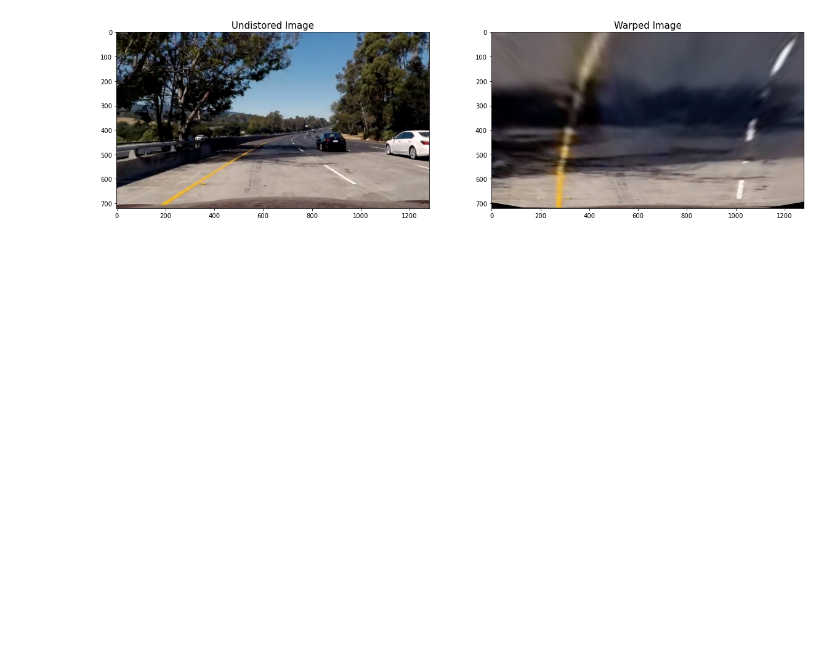
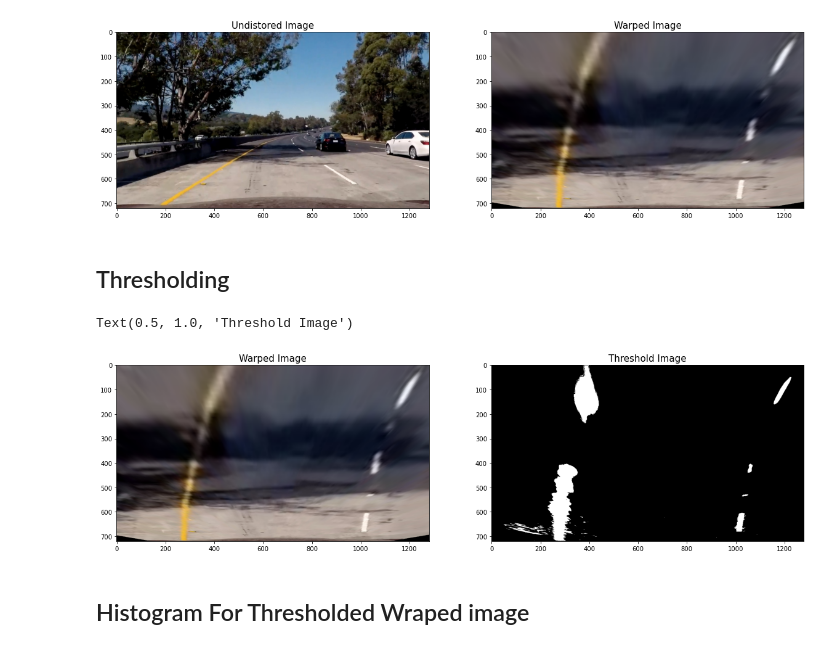
Before and after one commit to yasmin-afifi/Simple-Perception-Stack-for-Self-Driving-Cars, a Jupyter notebook: Lane Detection .ipynb, the cells around one changed output. Cells and saved outputs as stored; diff of their text form; code cells hidden in the pictures; blank space fills up the shorter version.

Commit message:
Updating the Thresholding function

```diff
--- a/Lane Detection .ipynb
+++ b/Lane Detection .ipynb
@@ -136,3 +136,45 @@ ax2.set_title('Warped Image', fontsize = 15)
 # %% [output]
 Text(0.5, 1.0, 'Warped Image')
 [figure]
+# %% [markdown]
+## Thresholding
+# %%
+#differences in RGB space do not correspond well to perceived differences in color.
+#That is, two colors can be close in RGB space but appear very different to humans and vice versa.
+
+#LUV decouple the "color" (chromaticity, the UV part) and "lightness" (luminance, the L part) of color.
+#Thus in object detection, it is common to match objects just based on the UV part,
+#which gives invariance to changes in lighting condition.
+
+#LAB is designed to approximate human vision. The L* component closely matches human perception of lightness
+#is useful for predicting small differences in color.
+
+#So we will use B channel from LAB space identified yellow lanes while L channel from LUV space could detect white lanes
+
+def thresholding(img, l_thresh=(195, 255), b_thresh=(140, 200)):
+    l_LUV = cv2.cvtColor(img, cv2.COLOR_RGB2LUV)[:, :, 0]
+    l_bin = np.zeros_like(l_LUV)
+    l_bin[(l_LUV >= l_thresh[0]) & (l_LUV <= l_thresh[1])] = 1
+
+    b_LAB = cv2.cvtColor(img, cv2.COLOR_RGB2Lab)[:, :, 2]
+    b_bin = np.zeros_like(b_LAB)
+    b_bin[(b_LAB >= b_thresh[0]) & (b_LAB <= b_thresh[1])] = 1
+
+    thresholded_img = np.zeros_like(l_LUV)
+    thresholded_img[(l_bin == 1) | (b_bin == 1)] = 1
+
+    return thresholded_img
+# %%
+filtered=thresholding(warped)
+
+f, ((ax1, ax2)) = plt.subplots(1, 2, figsize=(20, 10))
+ax1.imshow(warped)
+ax1.set_title('Warped Image', fontsize = 15)
+
+ax2.imshow(filtered, cmap='gray')
+ax2.set_title('Threshold Image', fontsize = 15)
+# %% [output]
+Text(0.5, 1.0, 'Threshold Image')
+[figure, added]
+# %% [markdown]
+## Histogram For Thresholded Wraped image
```
Also changed, not shown: parts of 2 cells of this notebook.
